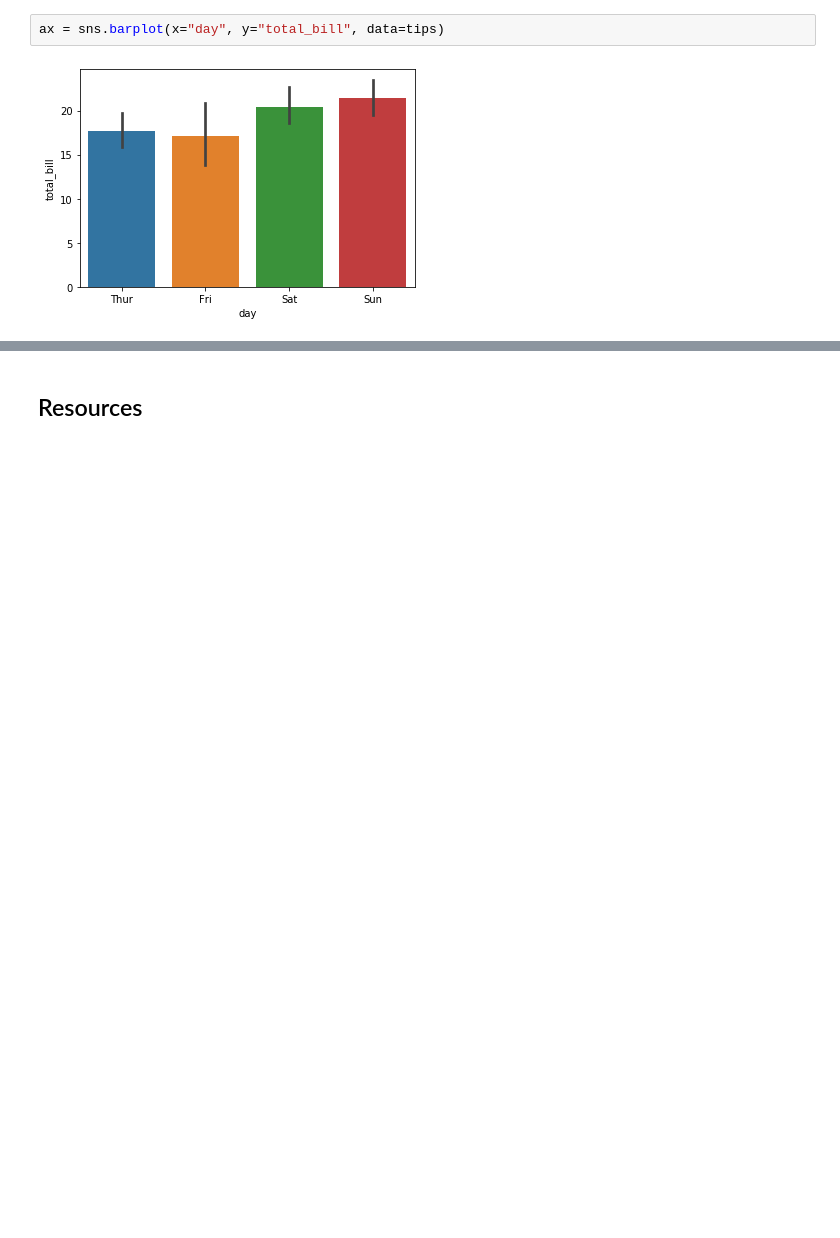
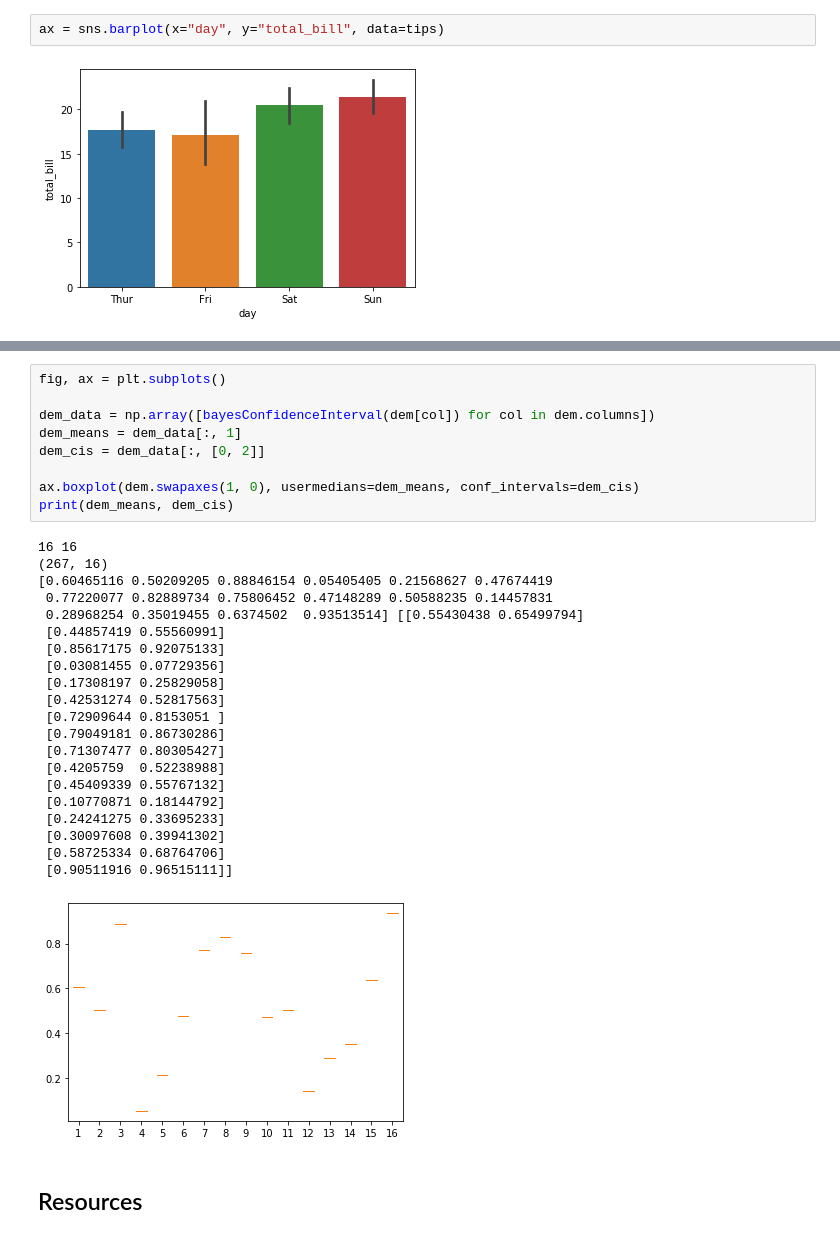
Before and after one commit to ekoly/DS-Unit-1-Sprint-2-Statistics, a Jupyter notebook: module3/LS_DS_123_Introduction_to_Bayesian_Inference_Assignment.ipynb, the cells around one changed output, grey strips where cells are left out. Drawn from its saved outputs; the diff is of its cells as text; blank space fills up the shorter version.

```diff
--- a/module3/LS_DS_123_Introduction_to_Bayesian_Inference_Assignment.ipynb
+++ b/module3/LS_DS_123_Introduction_to_Bayesian_Inference_Assignment.ipynb
@@ -249,3 +294,34 @@ for label in xlabels:
+# %%
+fig, ax = plt.subplots()
+
+dem_data = np.array([bayesConfidenceInterval(dem[col]) for col in dem.columns])
+dem_means = dem_data[:, 1]
+dem_cis = dem_data[:, [0, 2]]
+
+ax.boxplot(dem.swapaxes(1, 0), usermedians=dem_means, conf_intervals=dem_cis)
+print(dem_means, dem_cis)
+# %% [output]
+16 16
+(267, 16)
+[0.60465116 0.50209205 0.88846154 0.05405405 0.21568627 0.47674419
+ 0.77220077 0.82889734 0.75806452 0.47148289 0.50588235 0.14457831
+ 0.28968254 0.35019455 0.6374502  0.93513514] [[0.55430438 0.65499794]
+ [0.44857419 0.55560991]
+ [0.85617175 0.92075133]
+ [0.03081455 0.07729356]
+ [0.17308197 0.25829058]
+ [0.42531274 0.52817563]
+ [0.72909644 0.8153051 ]
+ [0.79049181 0.86730286]
+ [0.71307477 0.80305427]
+ [0.4205759  0.52238988]
+ [0.45409339 0.55767132]
+ [0.10770871 0.18144792]
+ [0.24241275 0.33695233]
+ [0.30097608 0.39941302]
+ [0.58725334 0.68764706]
+ [0.90511916 0.96515111]]
+[figure, added]
 # %% [markdown]
 ## Resources
 # %% [markdown]
```
Also changed, not shown: parts of 7 cells of this notebook.
